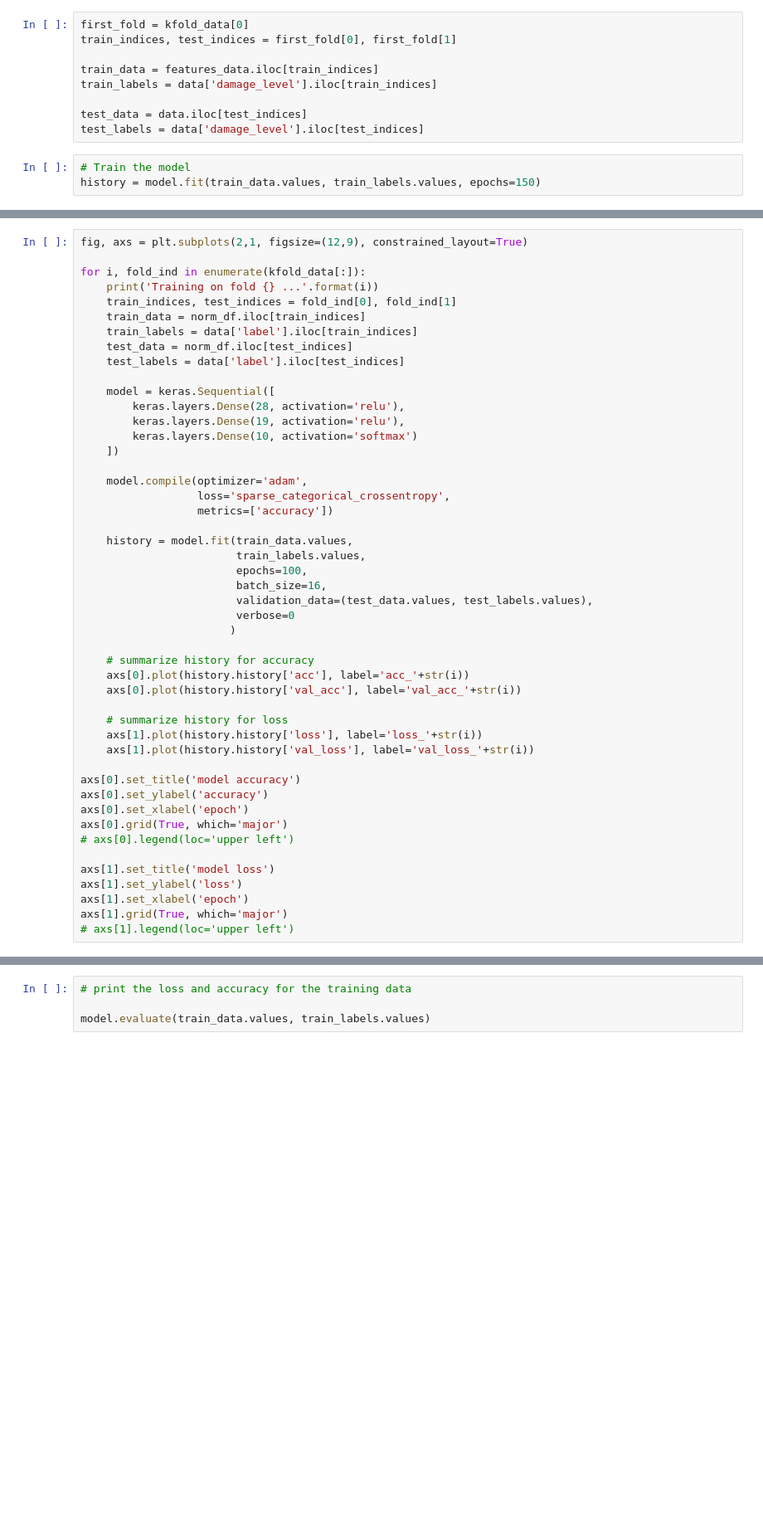
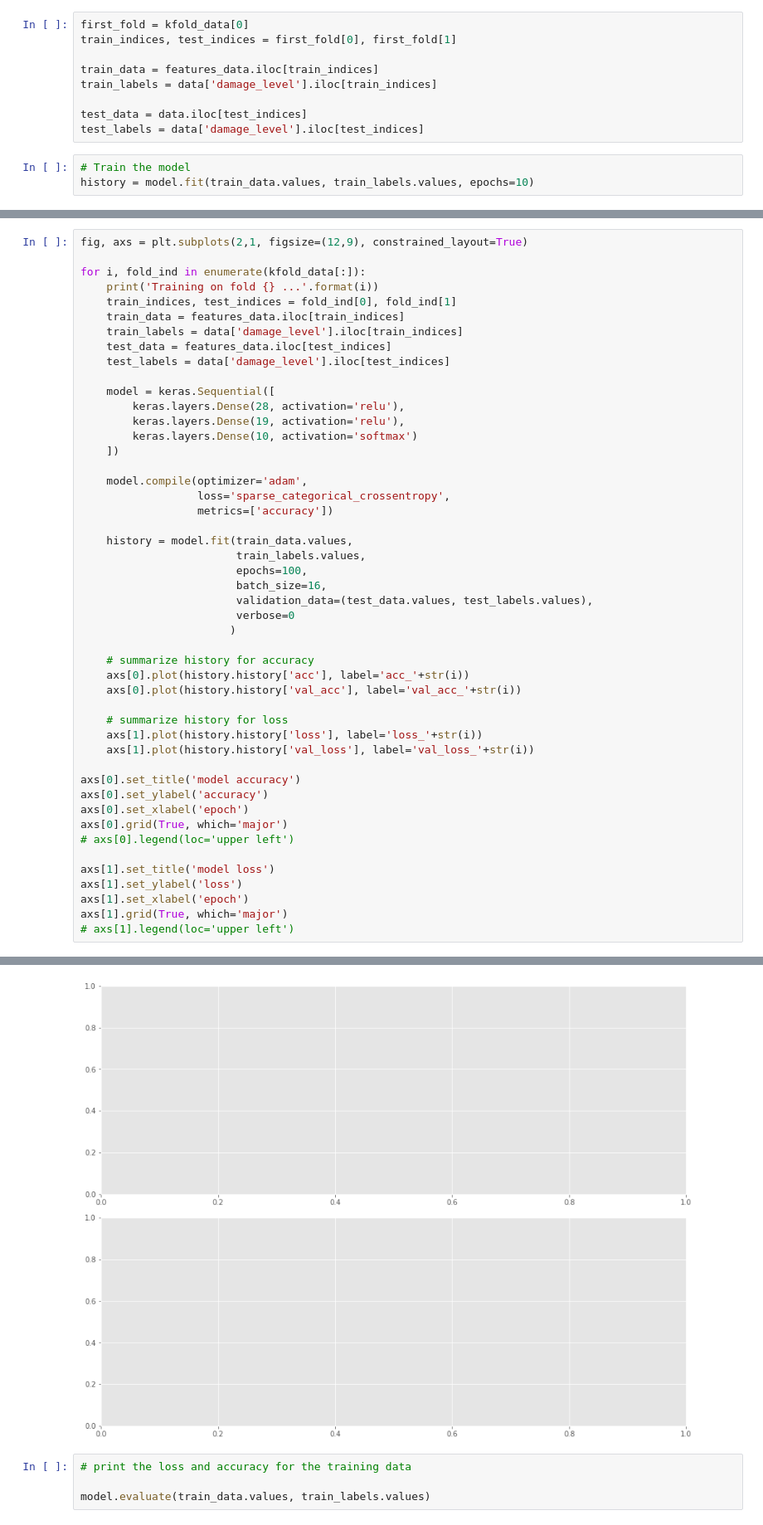
Before and after one commit to jenylmurdock/dsc-5-capstone-project-online-ds-pt-011419, a Jupyter notebook: Part 1- Features Engineering.ipynb, the cells around one changed output, grey strips where cells are left out. Shown: that part at 83% size. Cells and saved outputs as stored; diff of their text form; blank space fills up the shorter version.

```diff
--- a/Part 1- Features Engineering.ipynb
+++ b/Part 1- Features Engineering.ipynb
@@ -1214,4 +1220,4 @@ test_data = data.iloc[test_indices]
 test_labels = data['damage_level'].iloc[test_indices]
 # %%
 # Train the model
-history = model.fit(train_data.values, train_labels.values, epochs=150)
+history = model.fit(train_data.values, train_labels.values, epochs=10)
@@ -1243,10 +1272,10 @@ fig, axs = plt.subplots(2,1, figsize=(12,9), constrained_layout=True)
 for i, fold_ind in enumerate(kfold_data[:]):
     print('Training on fold {} ...'.format(i))
     train_indices, test_indices = fold_ind[0], fold_ind[1]
-    train_data = norm_df.iloc[train_indices]
-    train_labels = data['label'].iloc[train_indices]
-    test_data = norm_df.iloc[test_indices]
-    test_labels = data['label'].iloc[test_indices]
+    train_data = features_data.iloc[train_indices]
+    train_labels = data['damage_level'].iloc[train_indices]
+    test_data = features_data.iloc[test_indices]
+    test_labels = data['damage_level'].iloc[test_indices]
 
     model = keras.Sequential([
         keras.layers.Dense(28, activation='relu'),
@@ -1285,3 +1314,4 @@ axs[1].set_ylabel('loss')
 axs[1].set_xlabel('epoch')
 axs[1].grid(True, which='major')
 # axs[1].legend(loc='upper left')
+# %% [output]
@@ -1288,3 +1320,4 @@ axs[1].grid(True, which='major')
+[figure, added]
 # %%
 # print the loss and accuracy for the training data
 
```
Also changed, not shown: parts of 53 cells of this notebook.
